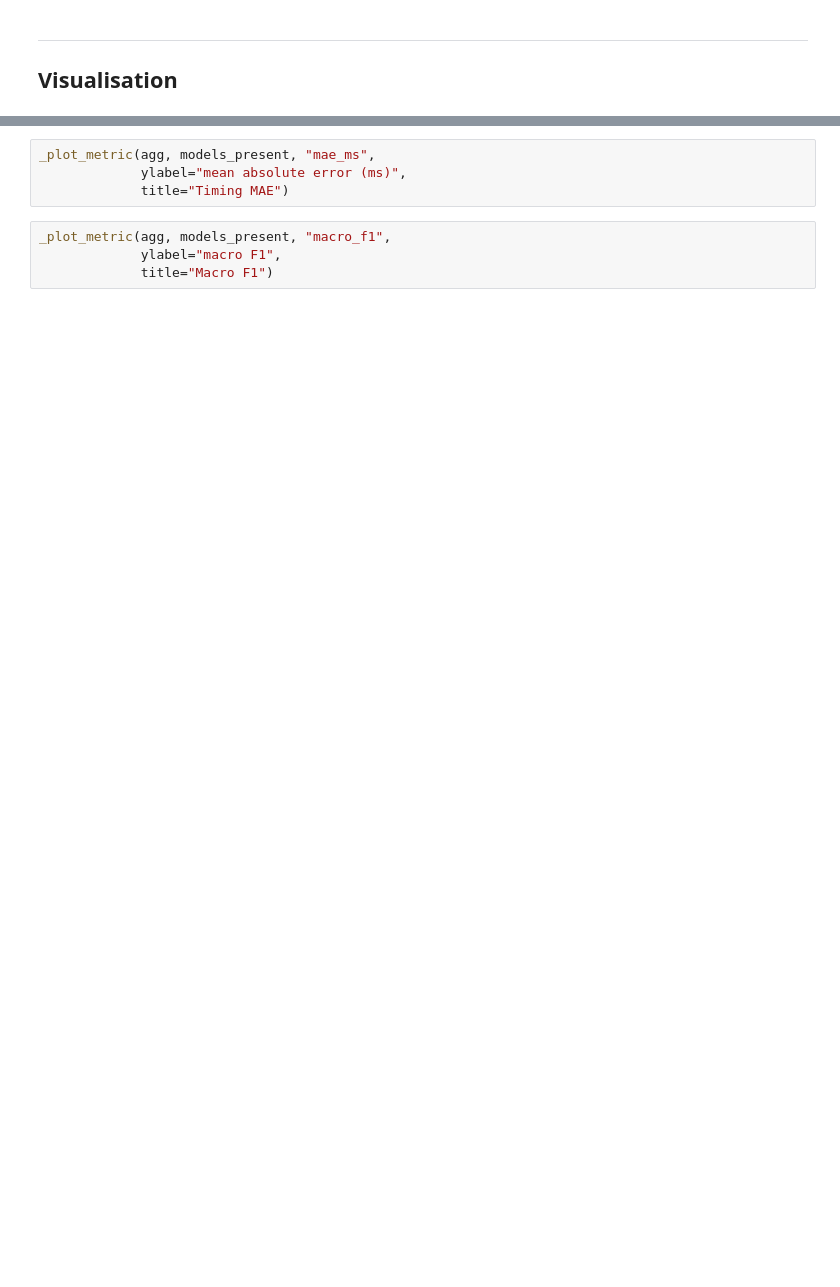
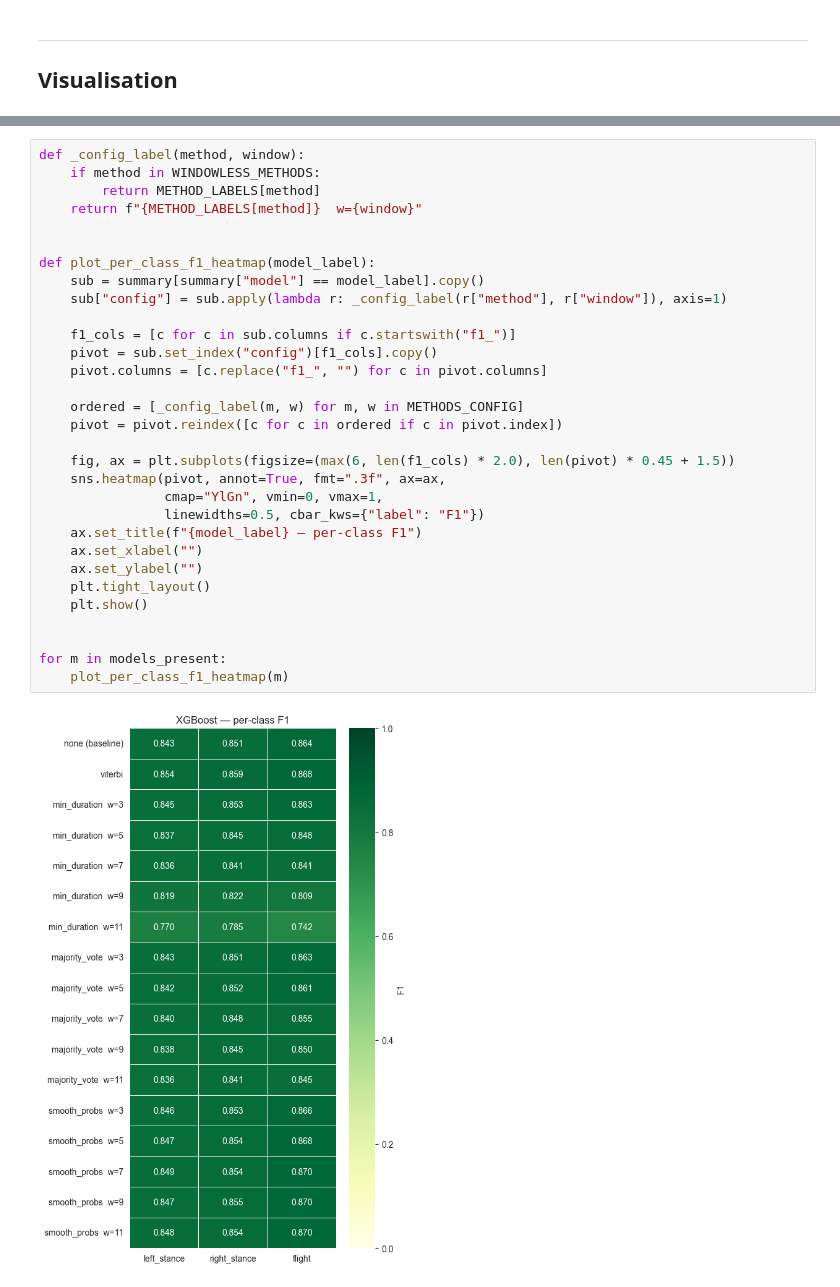
Before and after one commit to mlubneuskaya/running, a Jupyter notebook: notebooks/compare_postprocessing.ipynb, the cells around one changed output, grey strips where cells are left out. Drawn from its saved outputs; the diff is of its cells as text; blank space fills up the shorter version.

```diff
--- a/notebooks/compare_postprocessing.ipynb
+++ b/notebooks/compare_postprocessing.ipynb
@@ -487,8 +634,33 @@ _plot_metric(agg, models_present, "bias_ms",
-# %%
-_plot_metric(agg, models_present, "mae_ms",
-             ylabel="mean absolute error (ms)",
-             title="Timing MAE")
 # %%
-_plot_metric(agg, models_present, "macro_f1",
-             ylabel="macro F1",
-             title="Macro F1")
+def _config_label(method, window):
+    if method in WINDOWLESS_METHODS:
+        return METHOD_LABELS[method]
+    return f"{METHOD_LABELS[method]}  w={window}"
+
+
+def plot_per_class_f1_heatmap(model_label):
+    sub = summary[summary["model"] == model_label].copy()
+    sub["config"] = sub.apply(lambda r: _config_label(r["method"], r["window"]), axis=1)
+
+    f1_cols = [c for c in sub.columns if c.startswith("f1_")]
+    pivot = sub.set_index("config")[f1_cols].copy()
+    pivot.columns = [c.replace("f1_", "") for c in pivot.columns]
+
+    ordered = [_config_label(m, w) for m, w in METHODS_CONFIG]
+    pivot = pivot.reindex([c for c in ordered if c in pivot.index])
+
+    fig, ax = plt.subplots(figsize=(max(6, len(f1_cols) * 2.0), len(pivot) * 0.45 + 1.5))
+    sns.heatmap(pivot, annot=True, fmt=".3f", ax=ax,
+                cmap="YlGn", vmin=0, vmax=1,
+                linewidths=0.5, cbar_kws={"label": "F1"})
+    ax.set_title(f"{model_label} — per-class F1")
+    ax.set_xlabel("")
+    ax.set_ylabel("")
+    plt.tight_layout()
+    plt.show()
+
+
+for m in models_present:
+    plot_per_class_f1_heatmap(m)
+# %% [output]
+[figure, added]
```
Also changed, not shown: parts of 23 cells of this notebook, 7 other files.
